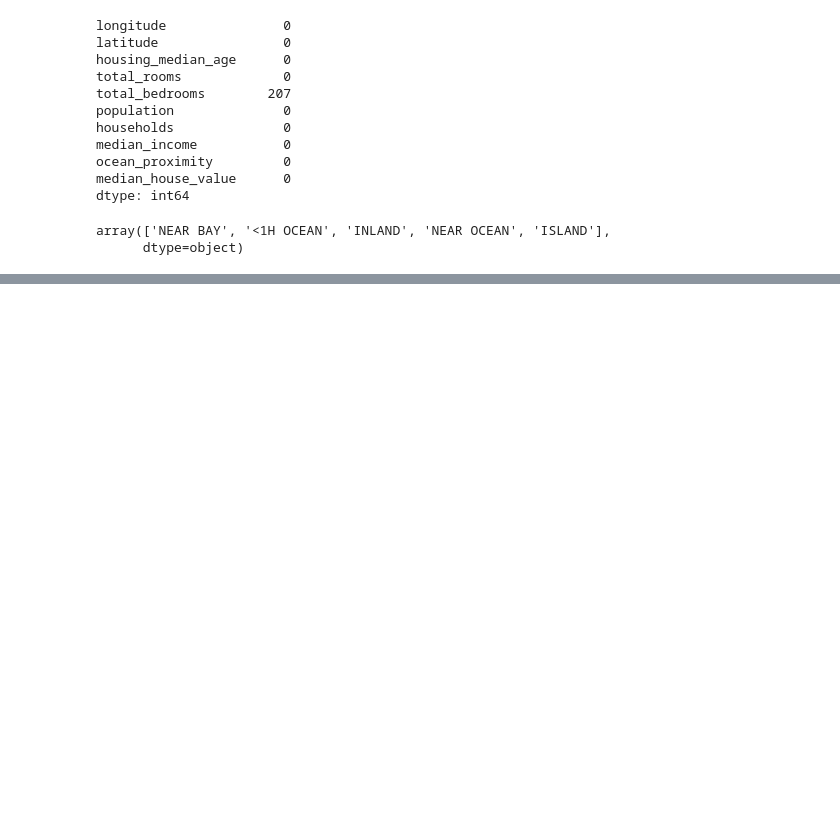
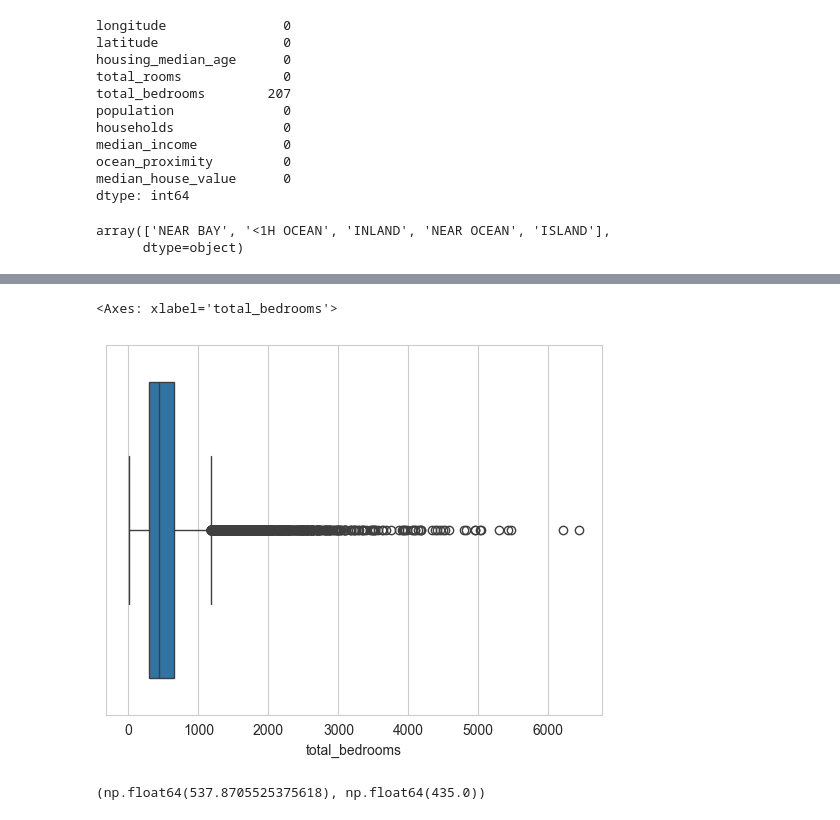
Before and after one commit to nayarasobral/prevendo_valor_medio_de_casas_na_california, a Jupyter notebook: prevendo_valor_medio_house.ipynb, the cells around one changed output, grey strips where cells are left out. Cells and saved outputs as stored; diff of their text form; code cells hidden in the pictures; blank space fills up the shorter version.

```diff
--- a/prevendo_valor_medio_house.ipynb
+++ b/prevendo_valor_medio_house.ipynb
@@ -79,0 +183,10 @@ array(['NEAR BAY', '<1H OCEAN', 'INLAND', 'NEAR OCEAN', 'ISLAND'],
+# %%
+# Criar o boxplot na horizontal
+sns.boxplot(data=chp2, x='total_bedrooms', orient='h')
+# %% [output]
+<Axes: xlabel='total_bedrooms'>
+[figure, added]
+# %%
+chp2['total_bedrooms'].mean(), chp2['total_bedrooms'].median()
+# %% [output]
+(np.float64(537.8705525375618), np.float64(435.0))
```
Also changed, not shown: parts of 30 cells of this notebook, 1 other file.
